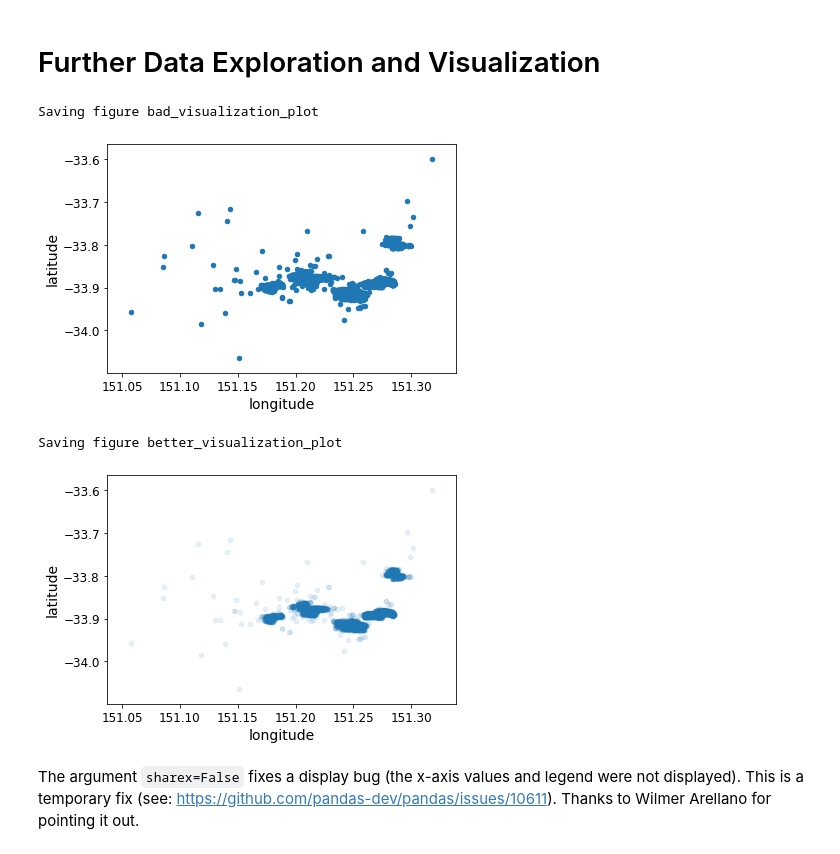
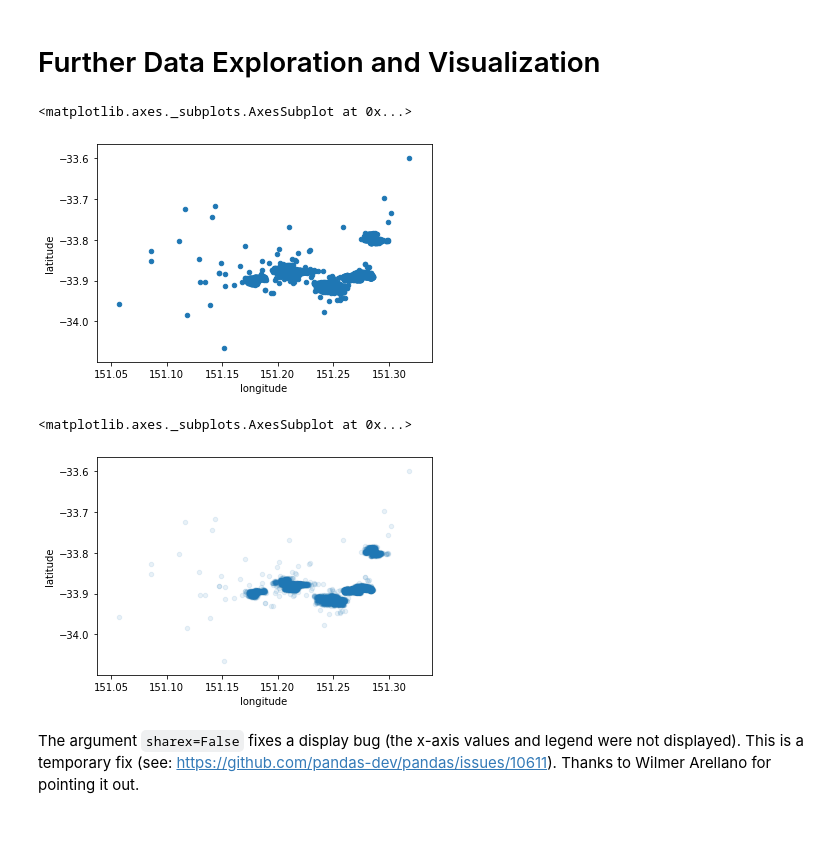
Before and after one commit to waldo102/AirBnB-Price-Prediction, a Jupyter notebook: airbnb_price_prediction.ipynb, the cells around one changed output. Saved outputs shown, nothing was run; the diff lists cells and outputs as text; code cells hidden in the pictures.

```diff
--- a/airbnb_price_prediction.ipynb
+++ b/airbnb_price_prediction.ipynb
@@ -426,17 +425,15 @@ traval = strat_train_set.copy() ##traval - training and validation set
 # %%
 # Let's plot our cordinates which is a way of visualizing a map of the locations
 
 traval.plot(kind="scatter", x="longitude", y="latitude")
-save_fig("bad_visualization_plot")
 # %% [output]
-Saving figure bad_visualization_plot
+<matplotlib.axes._subplots.AxesSubplot at 0x...>
-[figure, old version]
+[figure, new version]
 # %%
 traval.plot(kind="scatter", x="longitude", y="latitude", alpha=0.1)
-save_fig("better_visualization_plot")
 # %% [output]
-Saving figure better_visualization_plot
+<matplotlib.axes._subplots.AxesSubplot at 0x...>
-[figure, old version]
+[figure, new version]
 # %%
 # Let's narrow our visual map and remove locations outside the main area
 traval_co = traval[(traval["longitude"]>151.16)&(traval["latitude"]<-33.75)].reset_index(drop=True)
```
Also changed, not shown: parts of 18 cells of this notebook.
